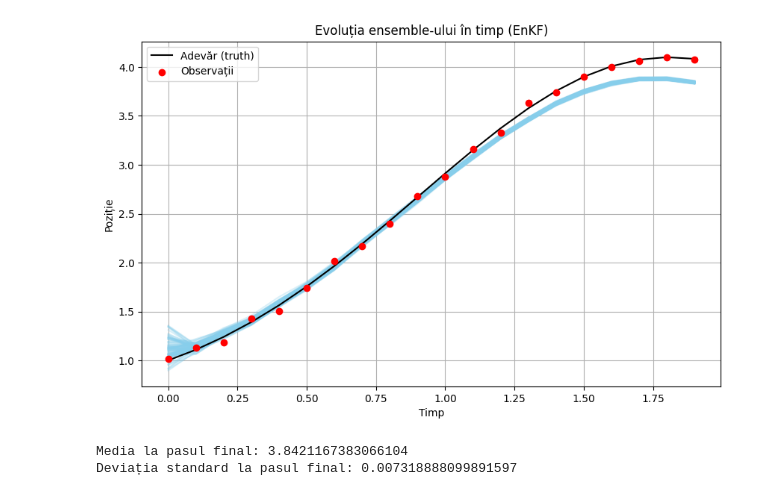
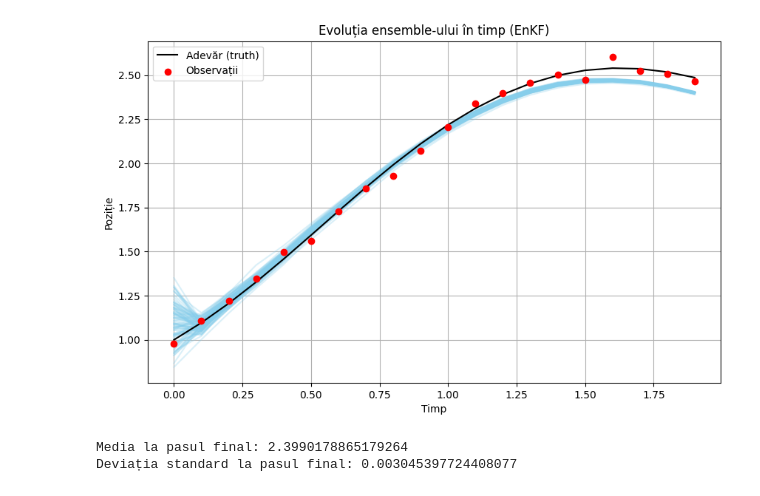
Before and after one commit to TudorMiron21/master, a Jupyter notebook: anul1/sem2/Data Assimilation/Proiecte_DA/Proiecte/source.ipynb, the cells around one changed output. Saved outputs shown, nothing was run; the diff lists cells and outputs as text; code cells hidden in the pictures.

```diff
--- a/anul1/sem2/Data Assimilation/Proiecte_DA/Proiecte/source.ipynb
+++ b/anul1/sem2/Data Assimilation/Proiecte_DA/Proiecte/source.ipynb
@@ -9,7 +9,8 @@ def f(x,t):
 
 def heun_step(x, t, h):
     k1 = f(x, t)
-    k2 = f(x + h * k1, t + h)
+    # k2 = f(x + h * k1, t + h)
+    k2 = f(t+h, x + h * k1)
     return x + (h / 2) * (k1 + k2)
 
 def integrate_heun(x0, t0, t_end, h):
@@ -53,33 +54,33 @@ def enkf(x0_mean, x0_std, obs, h, R, ensemble_size):
 x0_true = 1.0
 x0_std = 0.1
 h = 0.1
 k = 20
 obs_noise_std = 0.03
 R = obs_noise_std**2
 ensemble_size = 100
 
 # Simulări
 obs, truth = generate_observations(x0_true, h, k, obs_noise_std)
 all_ensembles = enkf(1.0, x0_std, obs, h, R, ensemble_size)
 
 # Plot
 plt.figure(figsize=(10, 6))
 for i in range(ensemble_size):
     plt.plot(np.arange(k) * h, all_ensembles[:, i], color='skyblue', alpha=0.3)
 plt.plot(np.arange(k) * h, truth, color='black', label='Adevăr (truth)')
 plt.scatter(np.arange(k) * h, obs, color='red', label='Observații', zorder=10)
 plt.title("Evoluția ensemble-ului în timp (EnKF)")
 plt.xlabel("Timp")
 plt.ylabel("Poziție")
 plt.legend()
 plt.grid()
 plt.show()
 
 # Medie și dev. standard la pas final
 final_ensemble = all_ensembles[-1]
 print("Media la pasul final:", np.mean(final_ensemble))
 print("Deviația standard la pasul final:", np.std(final_ensemble))
 # %% [output]
-[figure, old version]
+[figure, new version]
-Media la pasul final: 3.8421167383066104
-Deviația standard la pasul final: 0.007318888099891597
+Media la pasul final: 2.3990178865179264
+Deviația standard la pasul final: 0.003045397724408077
```
Also changed, not shown: parts of 1 cell of this notebook, 1 other file.
